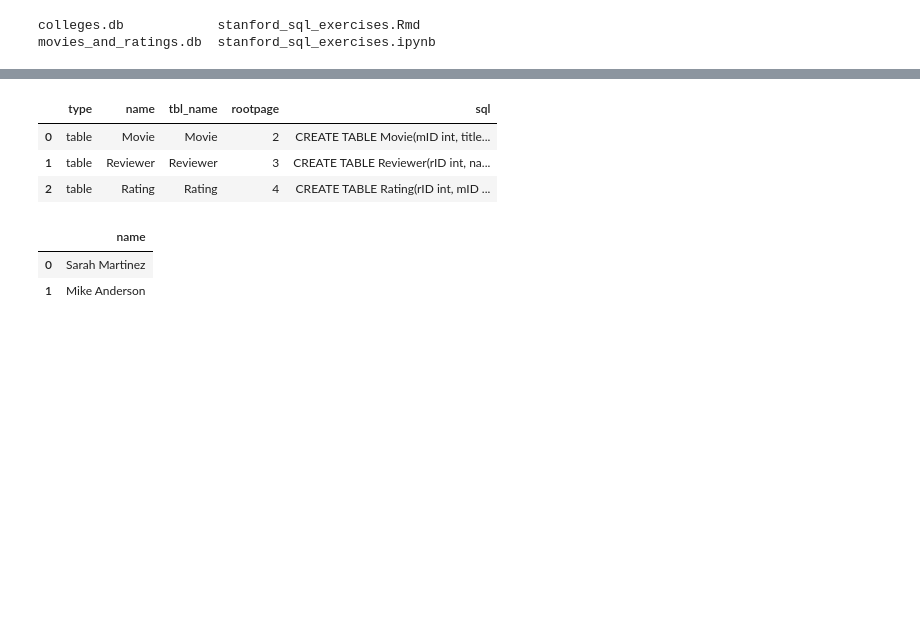
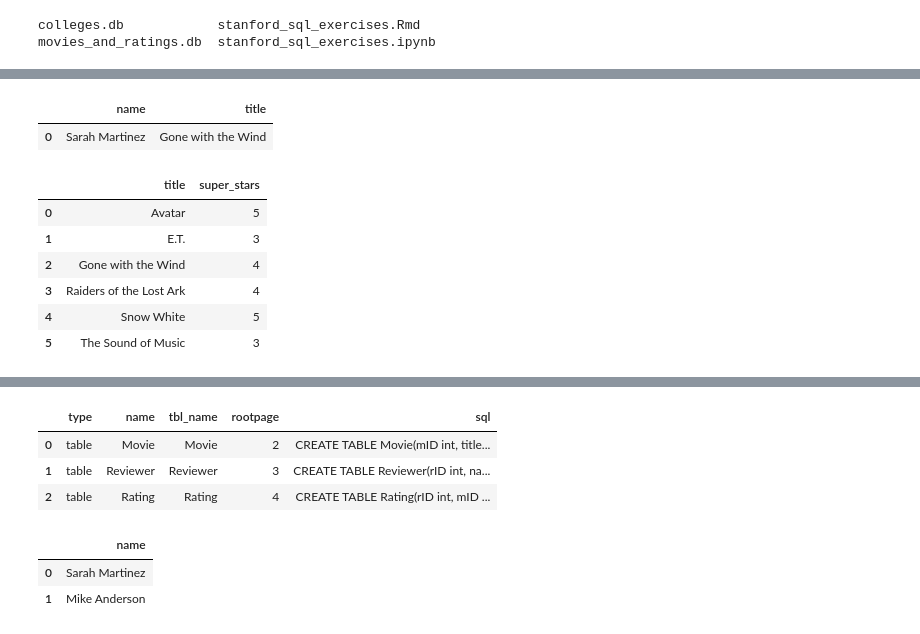
Before and after one commit to OniSlayer/stanford_sql_exercises, a Jupyter notebook: stanford_sql_exercises.ipynb, the cells around one changed output, grey strips where cells are left out. Drawn from its saved outputs; the diff is of its cells as text; code cells hidden in the pictures; blank space fills up the shorter version.

```diff
--- a/stanford_sql_exercises.ipynb
+++ b/stanford_sql_exercises.ipynb
@@ -9,0 +84,37 @@ conn = sqlite3.connect('movies_and_ratings.db')
+# %%
+# For all cases where the same reviewer rated the same movie twice and gave it a higher rating the second time, return
+# the reviewer's name and the title of the movie.
+
+pd.read_sql_query('''
+select name, title
+from Movie,
+(select *, (select count(*) from Rating where Rating.rID = R.rID and Rating.mID = R.mID
+    and Rating.ratingDate > R.ratingDate and Rating.stars > R.stars) as counting
+    from Rating as R
+    where counting >= 1
+) as R2,
+Reviewer
+where Movie.mID = R2.mID and Reviewer.rID = R2.rID
+''', conn)
+# %% [output]
+|  | name | title |
+| 0 | Sarah Martinez | Gone with the Wind |
+# %%
+# For each movie that has at least one rating, find the highest number of stars that movie received. Return the movie title
+# and number of stars. Sort by movie title.
+
+pd.read_sql_query('''
+select Title, max(stars) as super_stars
+from Rating,Movie
+where Rating.mID = Movie.mID
+group by Rating.mID
+order by Title
+''', conn)
+# %% [output]
+|  | title | super_stars |
+| 0 | Avatar | 5 |
+| 1 | E.T. | 3 |
+| 2 | Gone with the Wind | 4 |
+| 3 | Raiders of the Lost Ark | 4 |
+| 4 | Snow White | 5 |
+| 5 | The Sound of Music | 3 |
```
Also changed, not shown: parts of 9 cells of this notebook, 1 other file.
